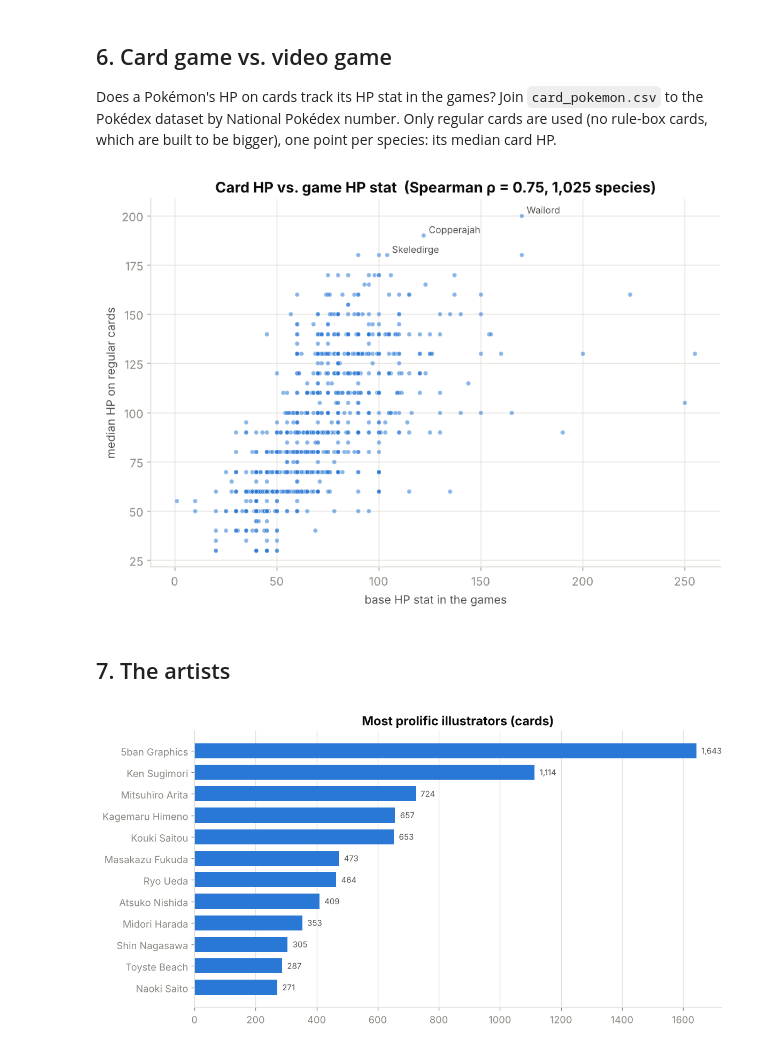
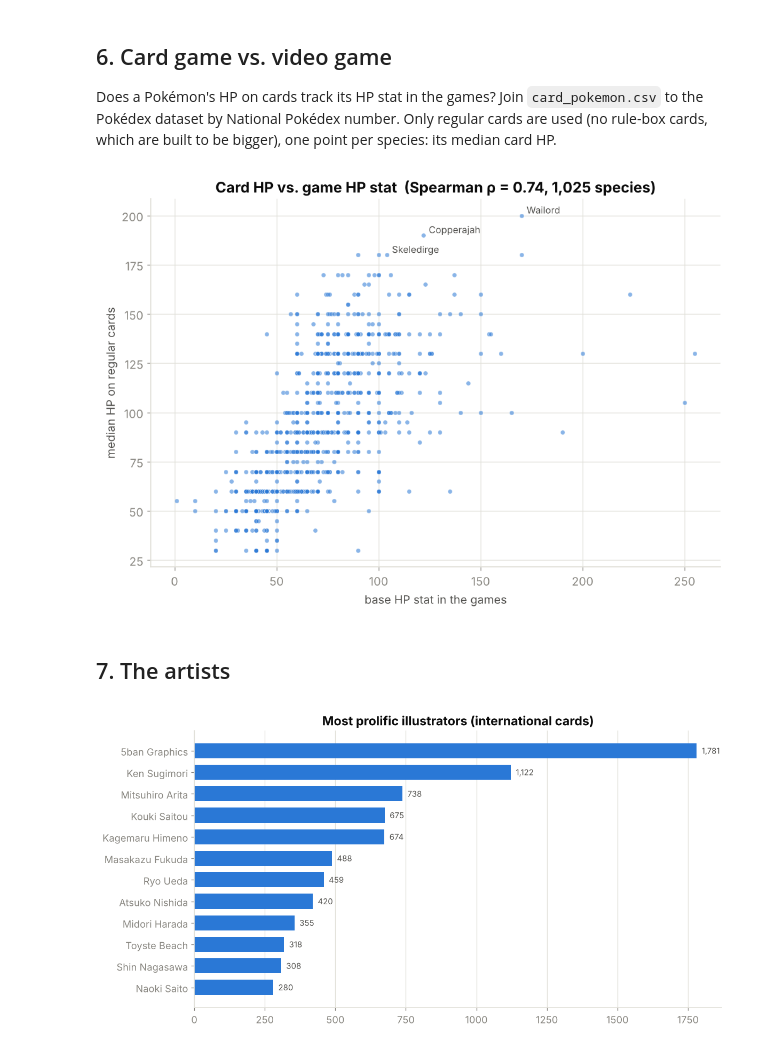
Before and after one commit to cristobalmitchell/pokemon-tcg, a Jupyter notebook: notebooks/pokemon_tcg_eda.ipynb, the cells around one changed output. Drawn from its saved outputs; the diff is of its cells as text; code cells hidden in the pictures.

```diff
--- a/notebooks/pokemon_tcg_eda.ipynb
+++ b/notebooks/pokemon_tcg_eda.ipynb
@@ -43,12 +45,16 @@ def first_existing(*paths):
 DATA = first_existing("/kaggle/input/pokemon-tcg", "../data", "data")
 POKEDEX = first_existing("/kaggle/input/pokedex/pokemon_utf8.csv", "../../pokedex/data/pokemon_utf8.csv")
 
-# low_memory=False: a few columns mix numbers and text (e.g. level "X" vs "12").
 cards = pd.read_csv(DATA / "cards.csv", low_memory=False)
 attacks = pd.read_csv(DATA / "card_attacks.csv")
 sets = pd.read_csv(DATA / "sets.csv")
 links = pd.read_csv(DATA / "card_pokemon.csv")
+prices = pd.read_csv(DATA / "price_history.csv")
+pulls = pd.read_csv(DATA / "pocket_pull_rates.csv")
 cards["year"] = cards.release_date.str[:4].astype(int)
-print(cards.shape)
+
+# Sections 3-7 study the international card game, where every card has English text.
+tcg = cards[(cards.region == "international") & (cards.game == "tcg") & (cards.year >= 1999)]
+print(cards.shape, tcg.shape)
 cards.head(3)
 # %% [output]
@@ -171,8 +185,9 @@ if POKEDEX is None:
     print("Add The Complete Pokédex Dataset (cristobalmitchell/pokedex) to this notebook's inputs to run this section.")
 else:
     pokedex = pd.read_csv(POKEDEX)
-    single = links.groupby("card_id").filter(lambda g: len(g) == 1)          # one Pokémon per card
-    regular = poke[poke.rules.isna() & poke.hp.notna()][["card_id", "hp"]]
+    featured = links[links.role == "featured"]
+    single = featured.groupby("card_id").filter(lambda g: len(g) == 1)       # one Pokémon per card
+    regular = poke[~poke.rule_box & poke.hp.notna()][["card_id", "hp"]]
     per_species = (single.merge(regular, on="card_id")
                    .groupby("national_number").hp.median().rename("card_hp").reset_index()
                    .merge(pokedex[["national_number", "english_name", "hp", "is_legendary"]], on="national_number"))
@@ -187,18 +202,18 @@ else:
     ax.set_xlabel("base HP stat in the games"); ax.set_ylabel("median HP on regular cards")
     plt.tight_layout(); plt.show()
 # %% [output]
-[figure, old version]
+[figure, new version]
 # %% [markdown]
 <a id="7"></a>
 ## 7. The artists
 # %%
-top = cards.artist.value_counts().head(12).sort_values()
+top = tcg.artist.value_counts().head(12).sort_values()
 fig, ax = plt.subplots(figsize=(10, 5.2))
 ax.barh(top.index, top.values, color=BLUE, height=0.7)
 for i, v in enumerate(top.values):
     ax.text(v + top.max() * 0.01, i, f"{v:,}", va="center", fontsize=9, color=INK2)
-ax.set_title("Most prolific illustrators (cards)")
+ax.set_title("Most prolific illustrators (international cards)")
 ax.grid(axis="y", visible=False)
 plt.tight_layout(); plt.show()
 # %% [output]
-[figure, old version]
+[figure, new version]
```
Also changed, not shown: parts of 13 cells of this notebook, 28 other files.
